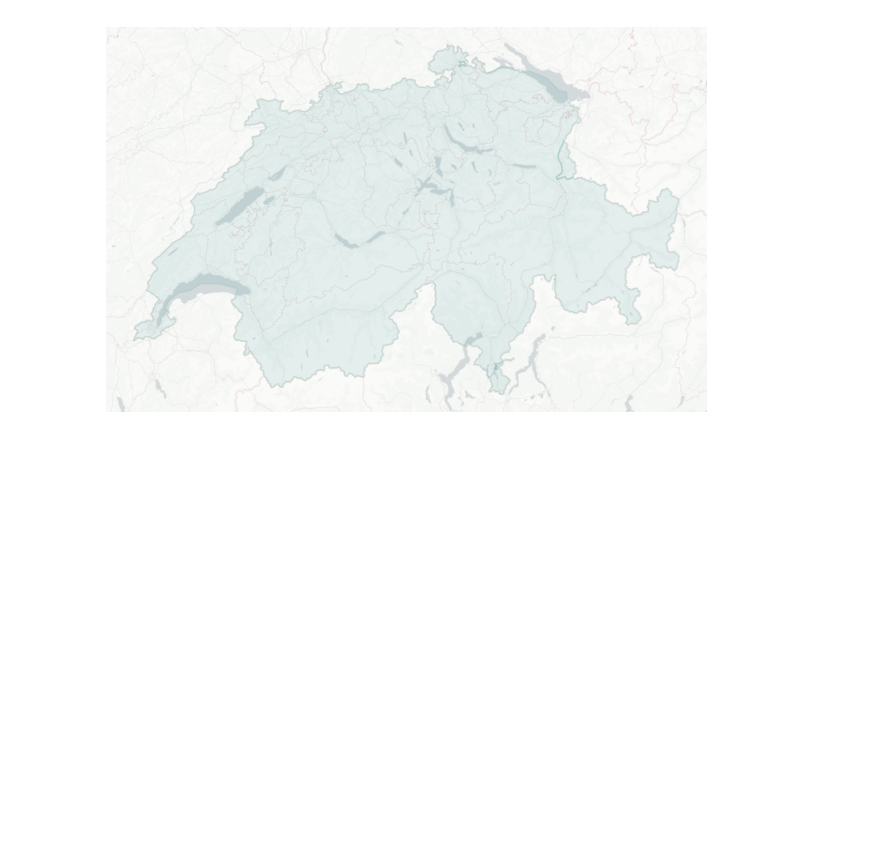
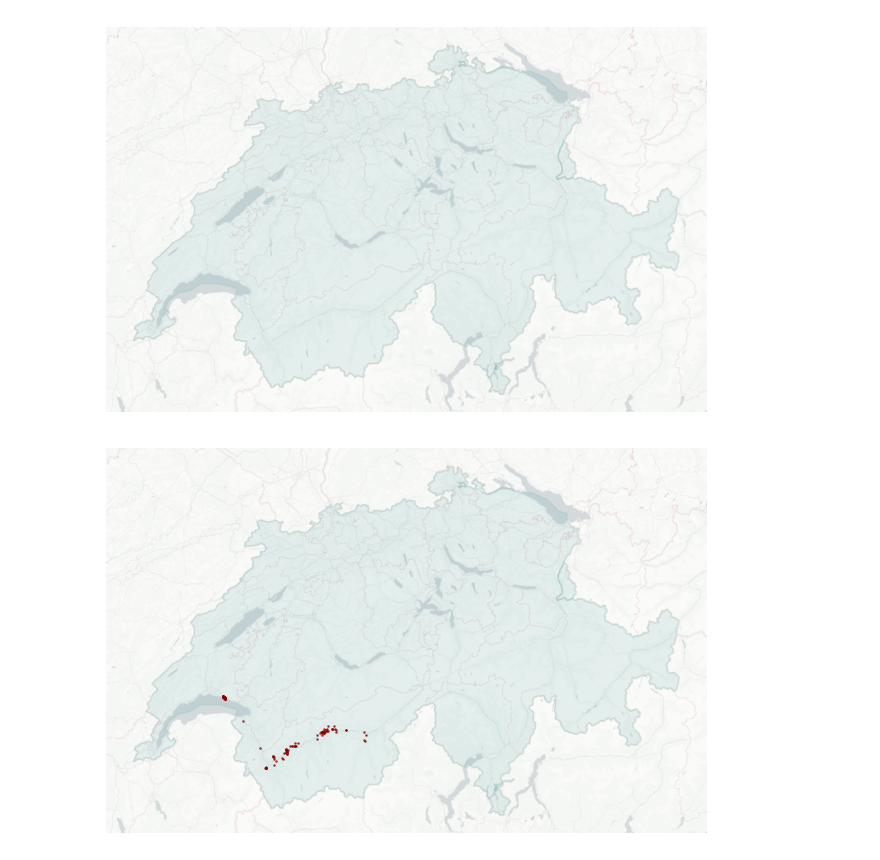
Before and after one commit to bokulich-publications/microterroir, a Jupyter notebook: Microbiome/Metadata/Map.ipynb, the cells around one changed output. Saved outputs shown, nothing was run; the diff lists cells and outputs as text; code cells hidden in the pictures; blank space fills up the shorter version.

```diff
--- a/Microbiome/Metadata/Map.ipynb
+++ b/Microbiome/Metadata/Map.ipynb
@@ -316,3 +372,50 @@ ax.set_frame_on(False)
 plt.show()
 # %% [output]
 [figure]
+# %%
+# Plot
+fig, ax = plt.subplots(figsize=(8, 5))
+
+# Plot the canton boundaries
+gdf_switzerland.plot(ax=ax, color="#238A8DFF", alpha=0.1, edgecolor="#20A386FF", linewidth=1)
+
+# Add basemap
+ctx.add_basemap(ax, source=ctx.providers.CartoDB.PositronNoLabels, attribution=False)
+
+
+# Plot the canton boundaries
+gdf_samples.plot(ax=ax, color="#8B0000", alpha=0.8, edgecolor=None, linewidth=0.01, markersize=3)
+
+# Set plot limits based on the sample points (bounding box) with padding
+minx, miny, maxx, maxy = gdf_switzerland.total_bounds
+
+# Padding factor (e.g., 0.05 adds 5% extra space)
+padding_factor = 0.05
+
+# Calculate padding values
+x_padding = (maxx - minx) * padding_factor
+y_padding = (maxy - miny) * padding_factor
+
+# Adjust the limits with padding
+ax.set_xlim(minx - x_padding, maxx + x_padding)
+ax.set_ylim(miny - y_padding, maxy + y_padding)
+
+# Remove axis labels
+ax.set_xticks([])
+ax.set_yticks([])
+ax.set_xticklabels([])
+ax.set_yticklabels([])
+ax.set_frame_on(False)
+
+
+# Add north arrow above the scale bar (adjust coordinates)
+#ax.annotate('N', xy=(0.95, 0.1), xycoords='axes fraction', fontsize=10, fontweight='bold',
+#            ha='center', va='bottom')
+#ax.add_patch(mpatches.FancyArrow(0.95, 0.02, 0, 0.04, transform=ax.transAxes,
+#                                 color='black', width=0.003, head_width=0.015, head_length=0.02))
+
+#plt.savefig('/home/lfloerl/cloud/lfloerl/Microterroir/Figures/Swiss-wSamples-map.png', dpi=1000, bbox_inches='tight')
+
+plt.show()
+# %% [output]
+[figure, added]
```
Also changed, not shown: parts of 10 cells of this notebook, 6 other files.
